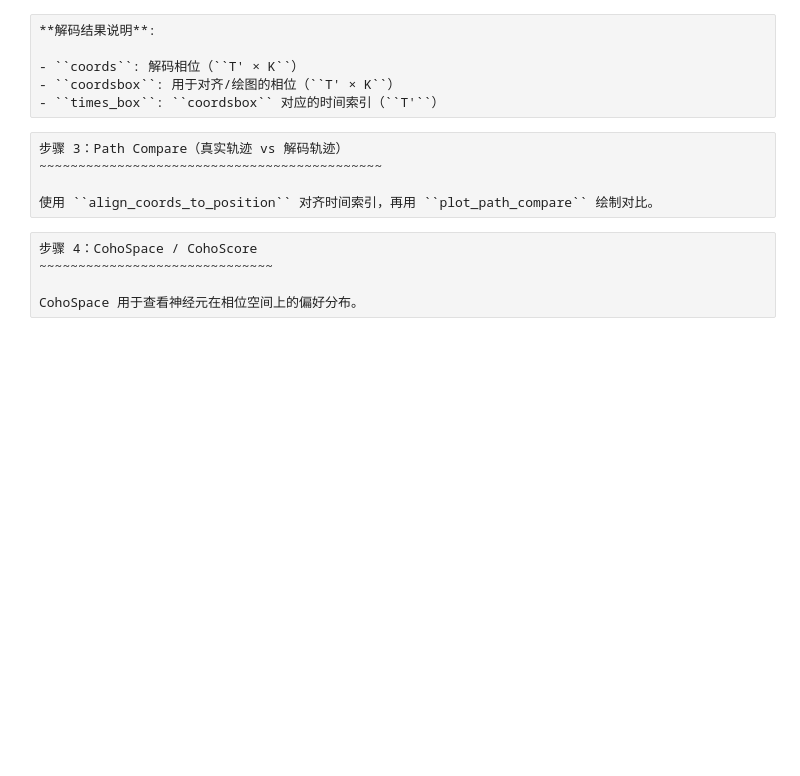
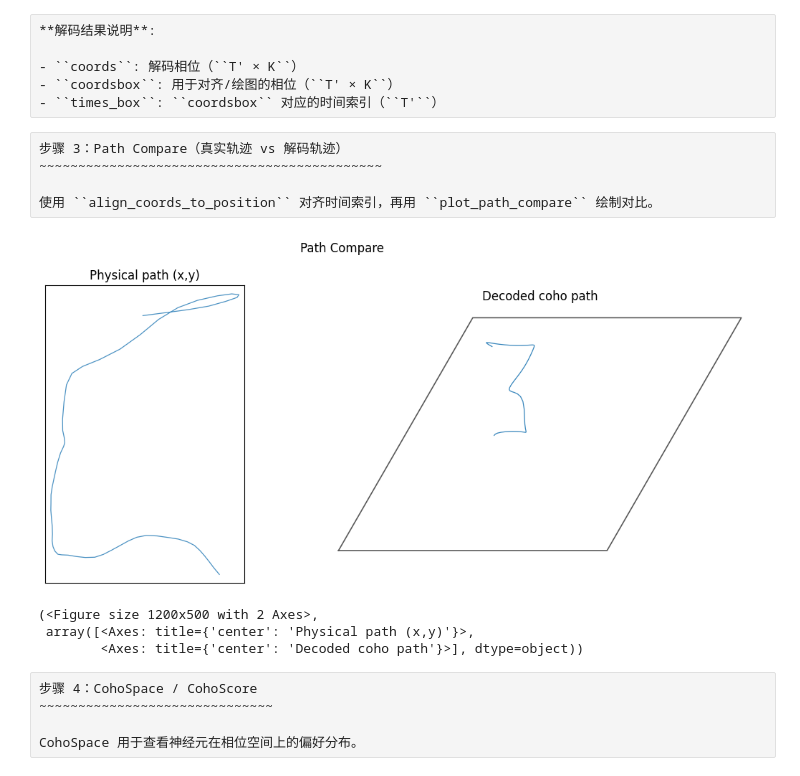
Before and after one commit to Routhleck/canns, a Jupyter notebook: docs/zh/1_quick_starts/04_analyze_data.ipynb, the cells around one changed output. Drawn from its saved outputs; the diff is of its cells as text; code cells hidden in the pictures; blank space fills up the shorter version.

```diff
--- a/docs/zh/1_quick_starts/04_analyze_data.ipynb
+++ b/docs/zh/1_quick_starts/04_analyze_data.ipynb
@@ -124,29 +139,34 @@ data.plot_cohomap_multi(
 # %%
 import numpy as np
 from canns.analyzer import data
 from canns.analyzer.visualization import PlotConfigs
 
 coords = np.asarray(decoding.get("coords"))
 
-_t = np.asarray(grid_data["t"]).ravel()
-_x = np.asarray(grid_data["x"]).ravel()
-_y = np.asarray(grid_data["y"]).ravel()
+_t = np.asarray(grid_data["t"]).ravel()[200:260]
+_x = np.asarray(grid_data["x"]).ravel()[200:260]
+_y = np.asarray(grid_data["y"]).ravel()[200:260]
 
 t_use, x_use, y_use, coords_use, _ = data.align_coords_to_position(
     t_full=_t,
     x_full=_x,
     y_full=_y,
     coords2=coords,
     use_box=True,
     times_box=decoding.get("times_box", None),
     interp_to_full=True,
 )
 
 coords_use = data.apply_angle_scale(coords_use, "rad")
 
-plot_config = PlotConfigs.path_compare(show=False)
+plot_config = PlotConfigs.path_compare(show=True)
 
 data.plot_path_compare(x_use, y_use, coords_use, config=plot_config)
+# %% [output]
+[figure, added]
+(<Figure size 1200x500 with 2 Axes>,
+ array([<Axes: title={'center': 'Physical path (x,y)'}>,
+        <Axes: title={'center': 'Decoded coho path'}>], dtype=object))
 # %% [raw]
 步骤 4：CohoSpace / CohoScore
 ~~~~~~~~~~~~~~~~~~~~~~~~~~~~~~
```
Also changed, not shown: parts of 9 cells of this notebook, 6 other files.
